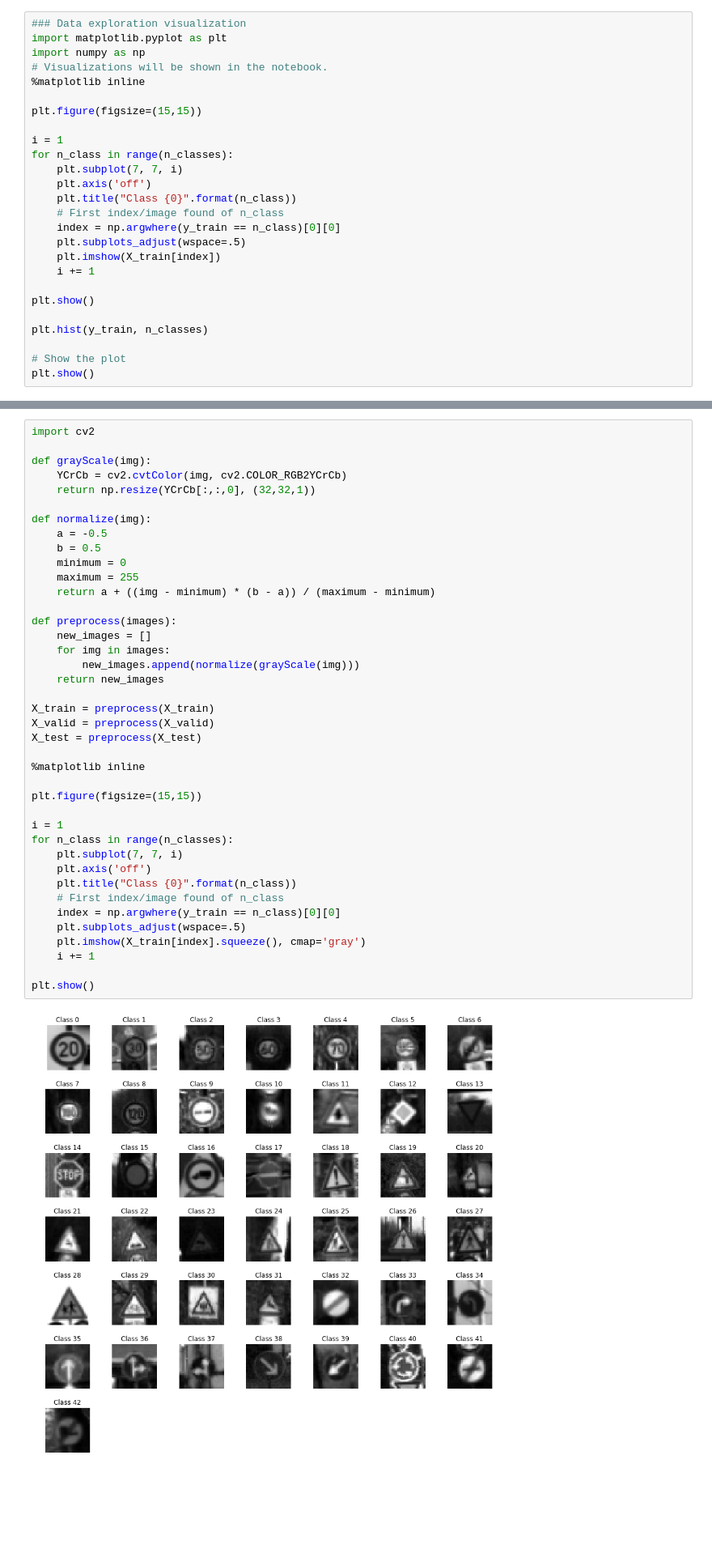
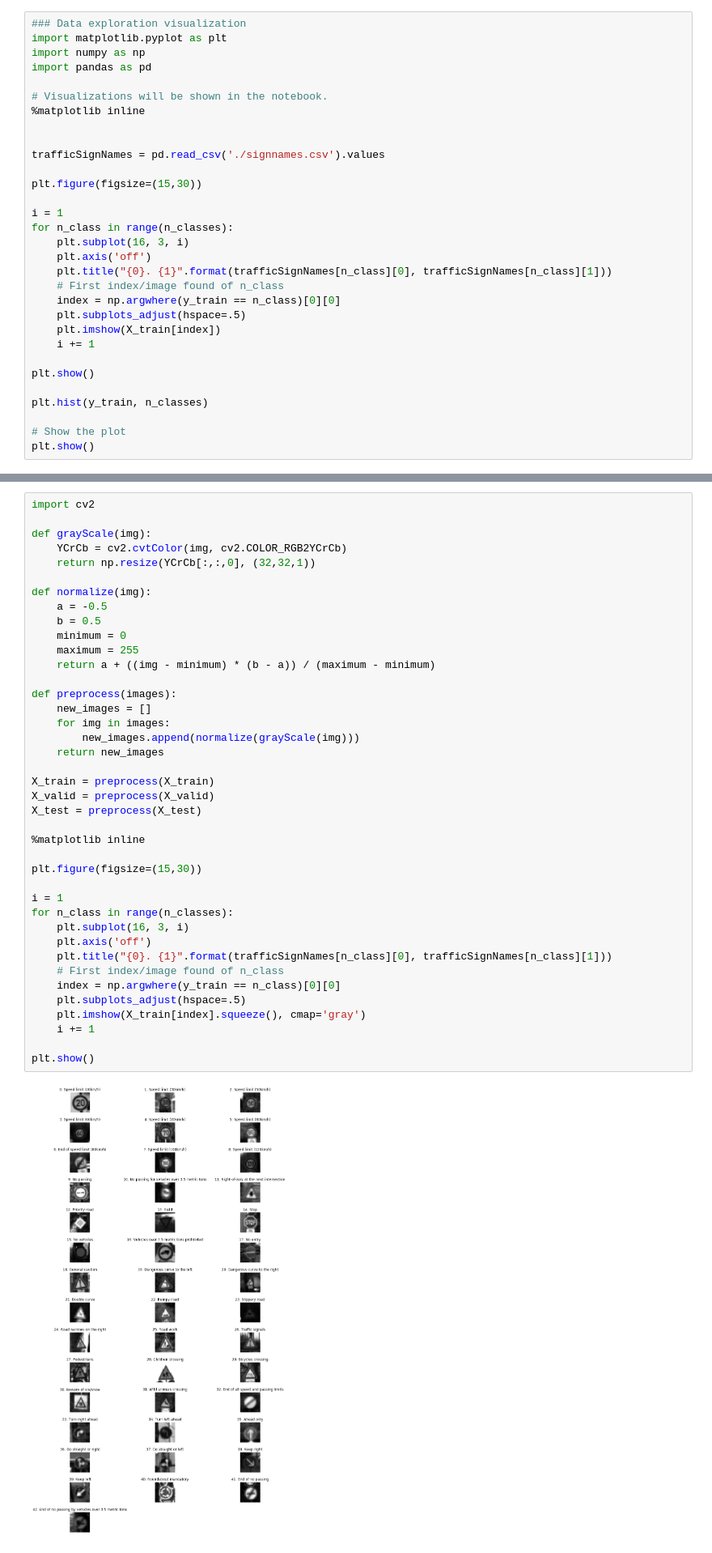
Before and after one commit to patdring/CarND-Term1-Traffic-Sign-Classifier-Project, a Jupyter notebook: Traffic_Sign_Classifier.ipynb, the cells around one changed output, grey strips where cells are left out. Shown at 81% size. Drawn from its saved outputs; the diff is of its cells as text; blank space fills up the shorter version.

```diff
--- a/Traffic_Sign_Classifier.ipynb
+++ b/Traffic_Sign_Classifier.ipynb
@@ -93,19 +93,24 @@ The [Matplotlib](http://matplotlib.org/) [examples](http://matplotlib.org/exampl
 ### Data exploration visualization
 import matplotlib.pyplot as plt
 import numpy as np
+import pandas as pd
+
 # Visualizations will be shown in the notebook.
 %matplotlib inline
 
-plt.figure(figsize=(15,15))
+
+trafficSignNames = pd.read_csv('./signnames.csv').values
+
+plt.figure(figsize=(15,30))
 
 i = 1
 for n_class in range(n_classes):
-    plt.subplot(7, 7, i)
+    plt.subplot(16, 3, i)
     plt.axis('off')
-    plt.title("Class {0}".format(n_class))
+    plt.title("{0}. {1}".format(trafficSignNames[n_class][0], trafficSignNames[n_class][1]))
     # First index/image found of n_class
     index = np.argwhere(y_train == n_class)[0][0]
-    plt.subplots_adjust(wspace=.5)
+    plt.subplots_adjust(hspace=.5)
     plt.imshow(X_train[index])
     i += 1
 
@@ -155,38 +160,38 @@ def grayScale(img):
 def normalize(img):
     a = -0.5
     b = 0.5
     minimum = 0
     maximum = 255
     return a + ((img - minimum) * (b - a)) / (maximum - minimum)
 
 def preprocess(images):
     new_images = []
     for img in images:
         new_images.append(normalize(grayScale(img)))
     return new_images
 
 X_train = preprocess(X_train)
 X_valid = preprocess(X_valid)
 X_test = preprocess(X_test)
 
 %matplotlib inline
 
-plt.figure(figsize=(15,15))
+plt.figure(figsize=(15,30))
 
 i = 1
 for n_class in range(n_classes):
-    plt.subplot(7, 7, i)
+    plt.subplot(16, 3, i)
     plt.axis('off')
-    plt.title("Class {0}".format(n_class))
+    plt.title("{0}. {1}".format(trafficSignNames[n_class][0], trafficSignNames[n_class][1]))
     # First index/image found of n_class
     index = np.argwhere(y_train == n_class)[0][0]
-    plt.subplots_adjust(wspace=.5)
+    plt.subplots_adjust(hspace=.5)
     plt.imshow(X_train[index].squeeze(), cmap='gray')
     i += 1
 
 plt.show()
 # %% [output]
-[figure, old version]
+[figure, new version]
 # %% [markdown]
 ### Model Architecture
 # %%
```
Also changed, not shown: parts of 8 cells of this notebook, 8 other files.
